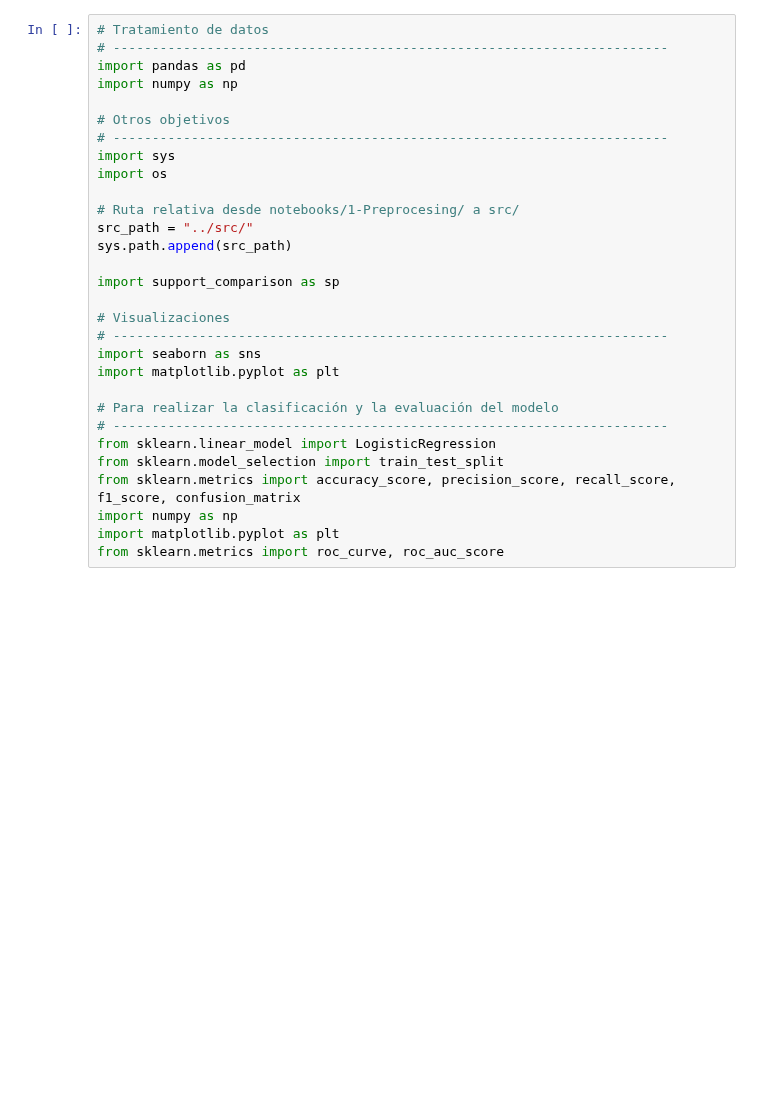
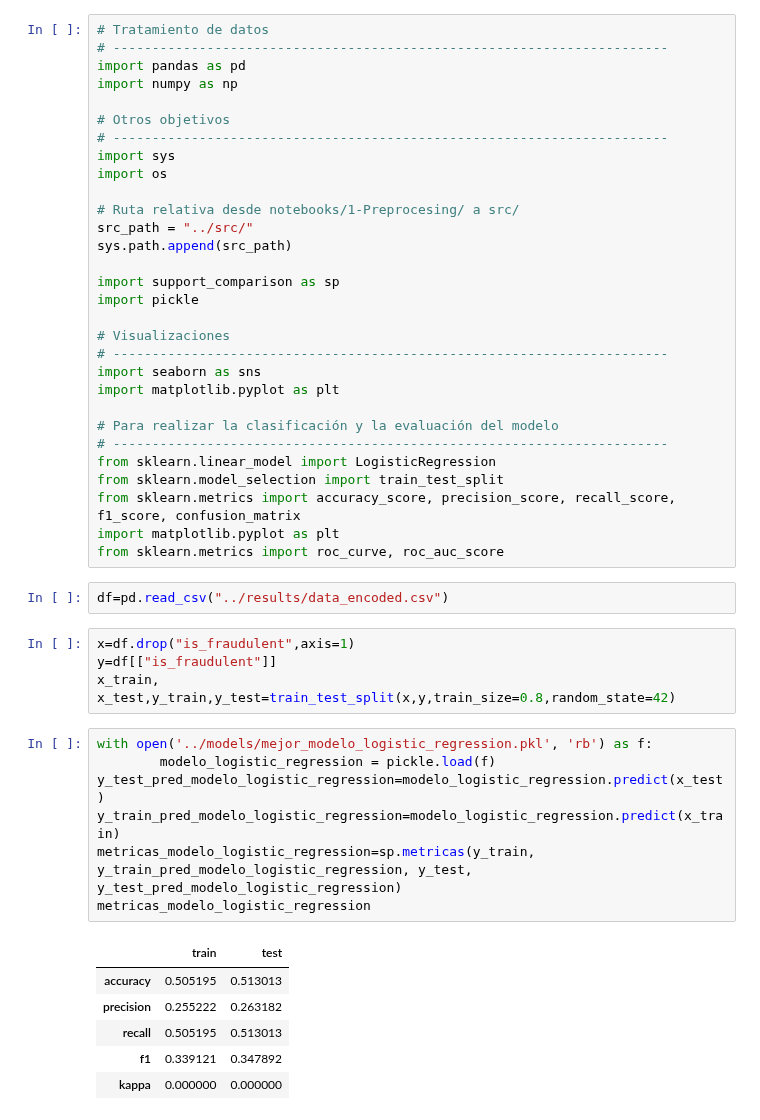
Before and after one commit to SrAlcast/9.1.Preprocesamiento_logistica, a Jupyter notebook: notebooks/7 - Comparison_models.ipynb, the cells around one changed output. Cells and saved outputs as stored; diff of their text form; blank space fills up the shorter version.

```diff
--- a/notebooks/7 - Comparison_models.ipynb
+++ b/notebooks/7 - Comparison_models.ipynb
@@ -43,6 +56,7 @@ src_path = "../src/"
 sys.path.append(src_path)
 
 import support_comparison as sp
+import pickle
 
 # Visualizaciones
 # -----------------------------------------------------------------------
@@ -54,6 +68,25 @@ import matplotlib.pyplot as plt
 from sklearn.linear_model import LogisticRegression
 from sklearn.model_selection import train_test_split
 from sklearn.metrics import accuracy_score, precision_score, recall_score, f1_score, confusion_matrix
-import numpy as np
 import matplotlib.pyplot as plt
 from sklearn.metrics import roc_curve, roc_auc_score
+# %%
+df=pd.read_csv("../results/data_encoded.csv")
+# %%
+x=df.drop("is_fraudulent",axis=1)
+y=df[["is_fraudulent"]]
+x_train, x_test,y_train,y_test=train_test_split(x,y,train_size=0.8,random_state=42)
+# %%
+with open('../models/mejor_modelo_logistic_regression.pkl', 'rb') as f:
+        modelo_logistic_regression = pickle.load(f)
+y_test_pred_modelo_logistic_regression=modelo_logistic_regression.predict(x_test)
+y_train_pred_modelo_logistic_regression=modelo_logistic_regression.predict(x_train)
+metricas_modelo_logistic_regression=sp.metricas(y_train, y_train_pred_modelo_logistic_regression, y_test, y_test_pred_modelo_logistic_regression)
+metricas_modelo_logistic_regression
+# %% [output]
+|  | train | test |
+| accuracy | 0.505195 | 0.513013 |
+| precision | 0.255222 | 0.263182 |
+| recall | 0.505195 | 0.513013 |
+| f1 | 0.339121 | 0.347892 |
+| kappa | 0.000000 | 0.000000 |
```
Also changed, not shown: parts of 9 cells of this notebook, 11 other files.
